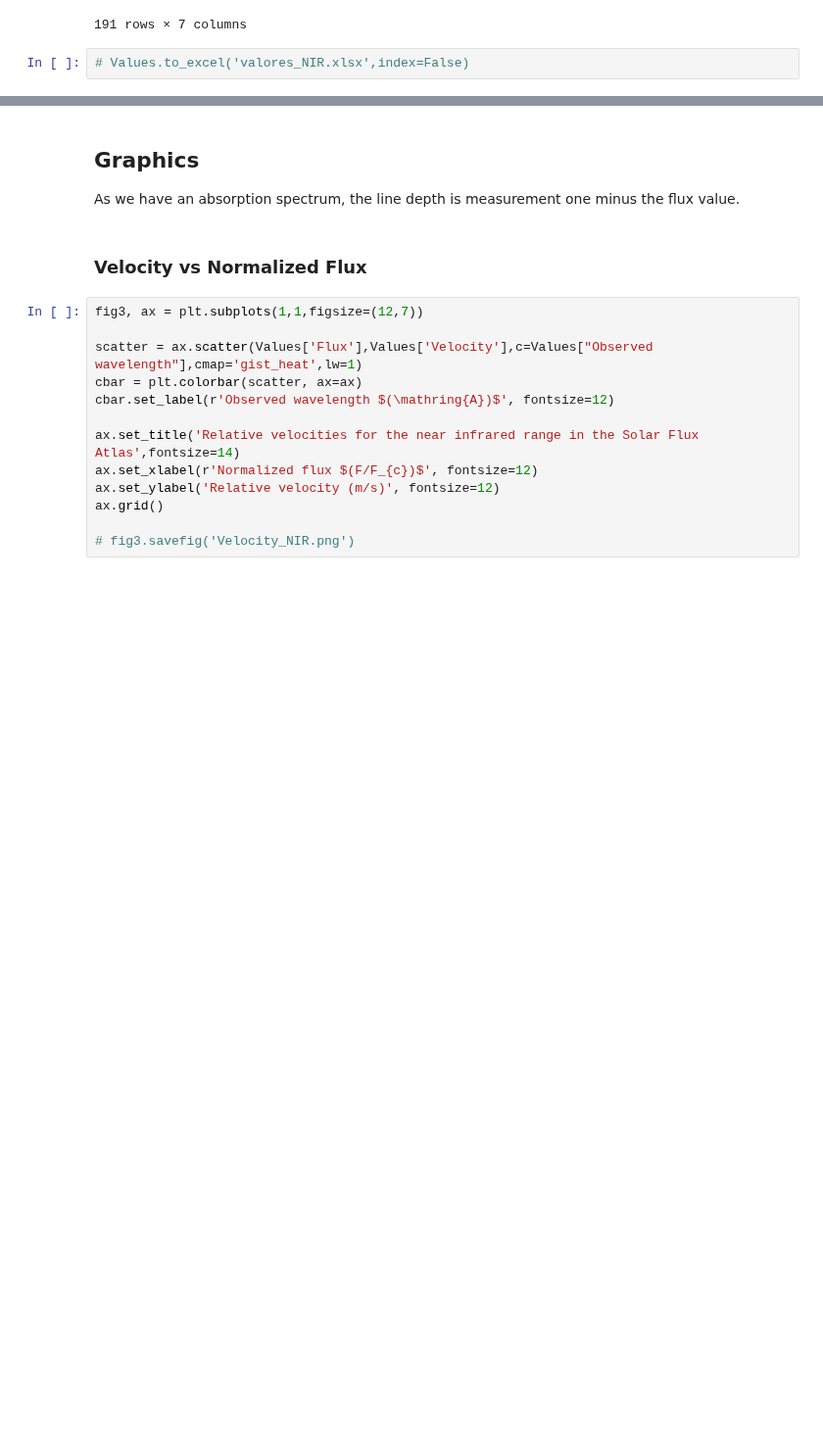
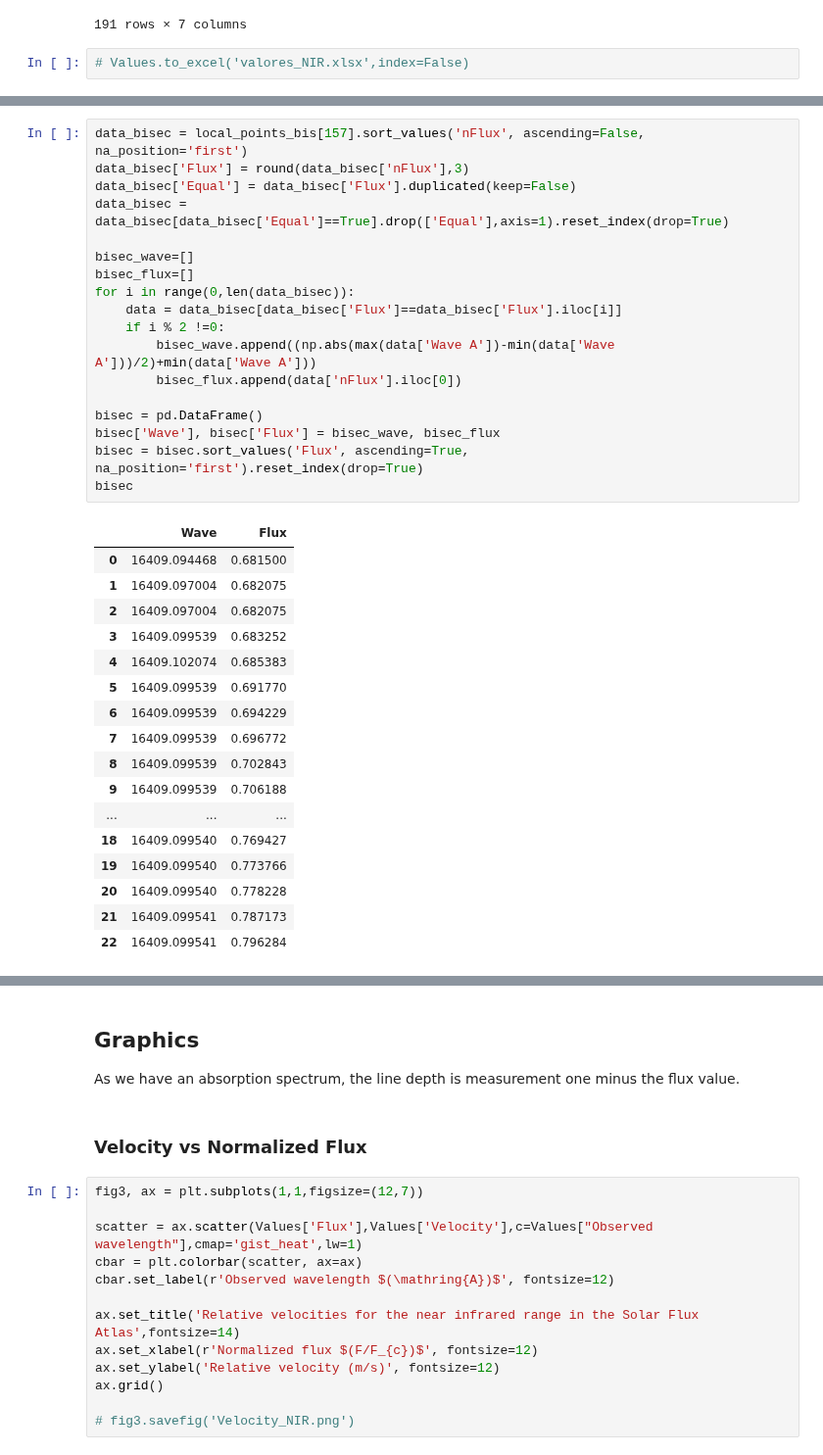
Before and after one commit to ccuellarn/Measurement-and-Characterization-of-Granulation-Patterns-in-the-IAG-Solar-Flux-Spectrum, a Jupyter notebook: Project/IAG Solar Flux Atlas/Infrared range/Check_lines.ipynb, the cells around one changed output, grey strips where cells are left out. Shown at 98% size. Drawn from its saved outputs; the diff is of its cells as text; blank space fills up the shorter version.

```diff
--- a/Project/IAG Solar Flux Atlas/Infrared range/Check_lines.ipynb
+++ b/Project/IAG Solar Flux Atlas/Infrared range/Check_lines.ipynb
@@ -218,0 +238,36 @@ Values
+# %%
+data_bisec = local_points_bis[157].sort_values('nFlux', ascending=False, na_position='first')
+data_bisec['Flux'] = round(data_bisec['nFlux'],3)
+data_bisec['Equal'] = data_bisec['Flux'].duplicated(keep=False)
+data_bisec = data_bisec[data_bisec['Equal']==True].drop(['Equal'],axis=1).reset_index(drop=True)
+
+bisec_wave=[]
+bisec_flux=[]
+for i in range(0,len(data_bisec)):
+    data = data_bisec[data_bisec['Flux']==data_bisec['Flux'].iloc[i]]
+    if i % 2 !=0:
+        bisec_wave.append((np.abs(max(data['Wave A'])-min(data['Wave A']))/2)+min(data['Wave A']))
+        bisec_flux.append(data['nFlux'].iloc[0])
+
+bisec = pd.DataFrame()
+bisec['Wave'], bisec['Flux'] = bisec_wave, bisec_flux
+bisec = bisec.sort_values('Flux', ascending=True, na_position='first').reset_index(drop=True)
+bisec
+# %% [output]
+|  | Wave | Flux |
+| 0 | 16409.094468 | 0.681500 |
+| 1 | 16409.097004 | 0.682075 |
+| 2 | 16409.097004 | 0.682075 |
+| 3 | 16409.099539 | 0.683252 |
+| 4 | 16409.102074 | 0.685383 |
+| 5 | 16409.099539 | 0.691770 |
+| 6 | 16409.099539 | 0.694229 |
+| 7 | 16409.099539 | 0.696772 |
+| 8 | 16409.099539 | 0.702843 |
+| 9 | 16409.099539 | 0.706188 |
+| ... | ... | ... |
+| 18 | 16409.099540 | 0.769427 |
+| 19 | 16409.099540 | 0.773766 |
+| 20 | 16409.099540 | 0.778228 |
+| 21 | 16409.099541 | 0.787173 |
+| 22 | 16409.099541 | 0.796284 |
```
Also changed, not shown: parts of 3 cells of this notebook, 1 other file.
